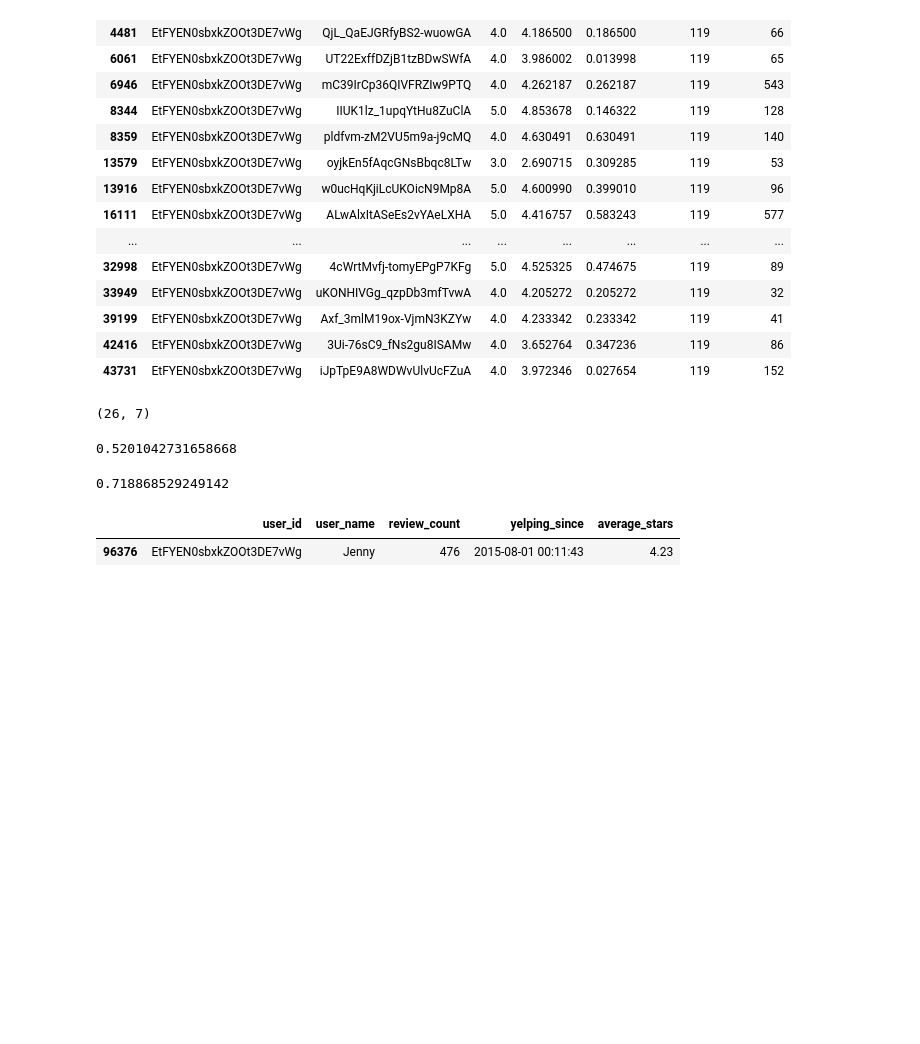
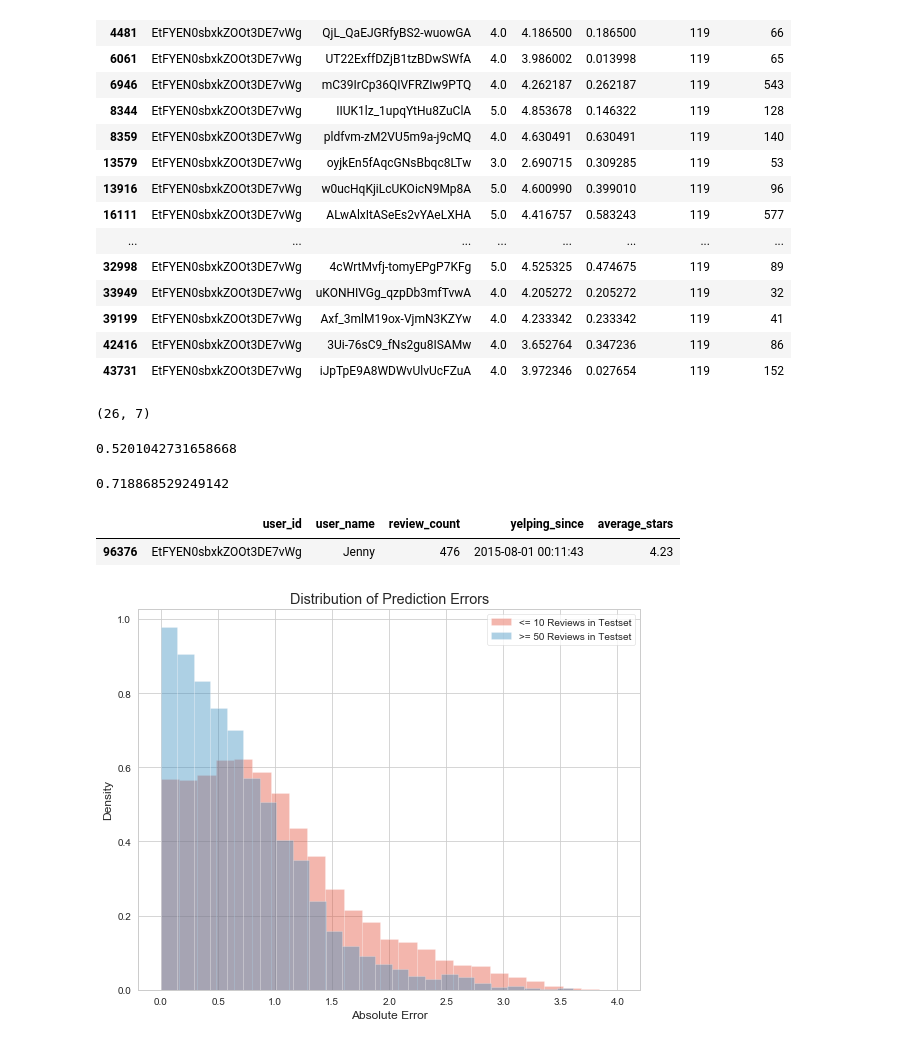
Before and after one commit to unclebrod/YelpRecommender, a Jupyter notebook: workbook.ipynb, the cells around one changed output. Saved outputs shown, nothing was run; the diff lists cells and outputs as text; code cells hidden in the pictures; blank space fills up the shorter version.

```diff
--- a/workbook.ipynb
+++ b/workbook.ipynb
@@ -1486,3 +1487,22 @@ utility_3.to_csv('data/utility.csv')
 predictions_df.to_csv('data/predictions.csv')
 trainset_3_df.to_csv('data/trainset.csv')
 testset_3_df.to_csv('data/testset.csv')
+# %%
+# Loading files for additional graphing
+charlotte_df = pd.read_csv('data/charlotte_df.csv')
+predictions_df = pd.read_csv('data/predictions.csv')
+# %%
+fig, ax = plt.subplots(figsize=(9,7))
+user_under = predictions_df[predictions_df['user_totals'] <= 10]
+user_over = predictions_df[predictions_df['user_totals'] >= 50]
+sns.distplot(user_under['err'], label='<= 10 Reviews in Testset',
+             bins=25, ax=ax, norm_hist=True, kde=False)
+sns.distplot(user_over['err'], label='>= 50 Reviews in Testset',
+             bins=25, ax=ax, norm_hist=True, kde=False)
+ax.set_title('Distribution of Prediction Errors')
+ax.set_xlabel('Absolute Error')
+ax.set_ylabel('Density')
+ax.legend()
+fig.savefig('images/preddist.png')
+# %% [output]
+[figure, added]
```
Also changed, not shown: parts of 2 cells of this notebook, 4 other files.
